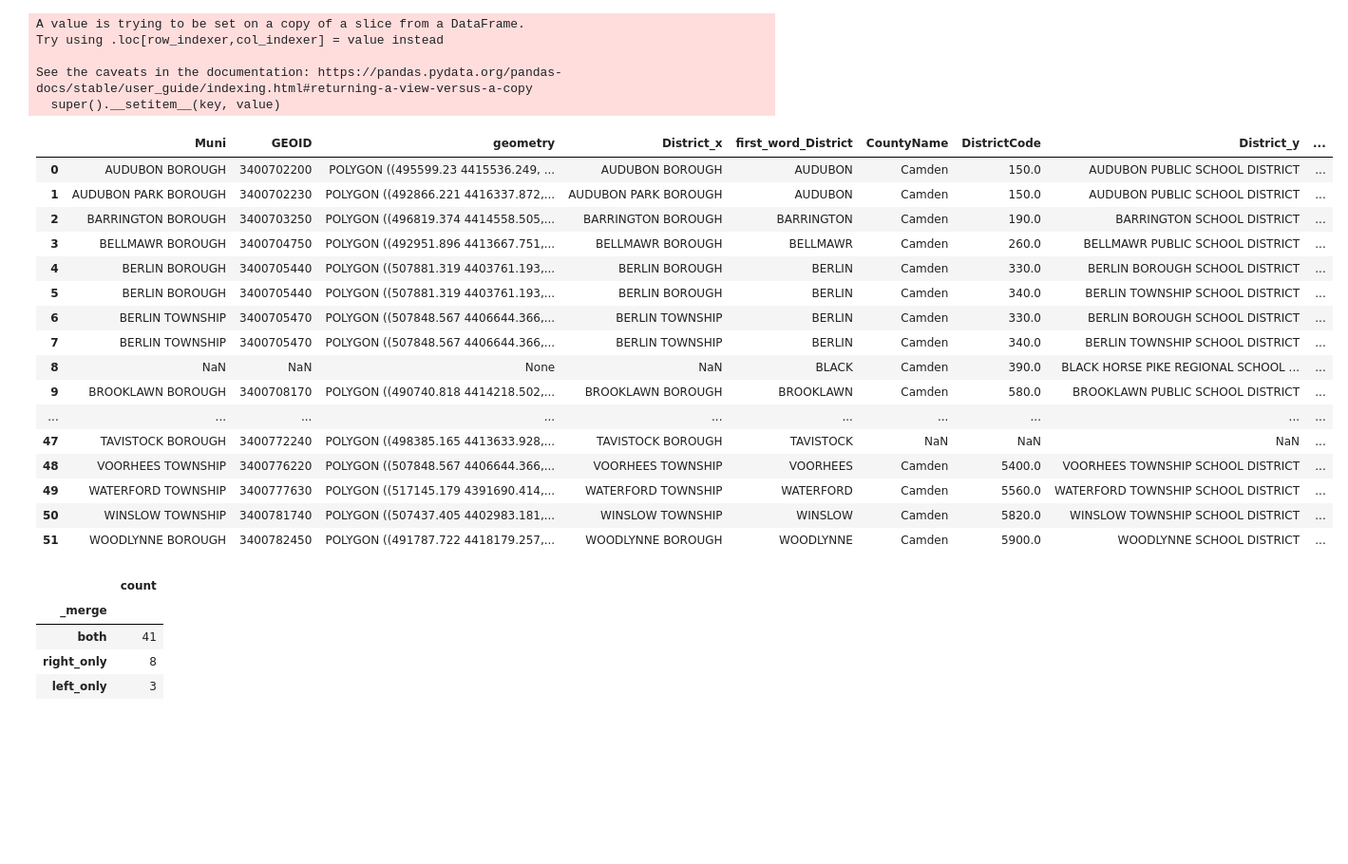
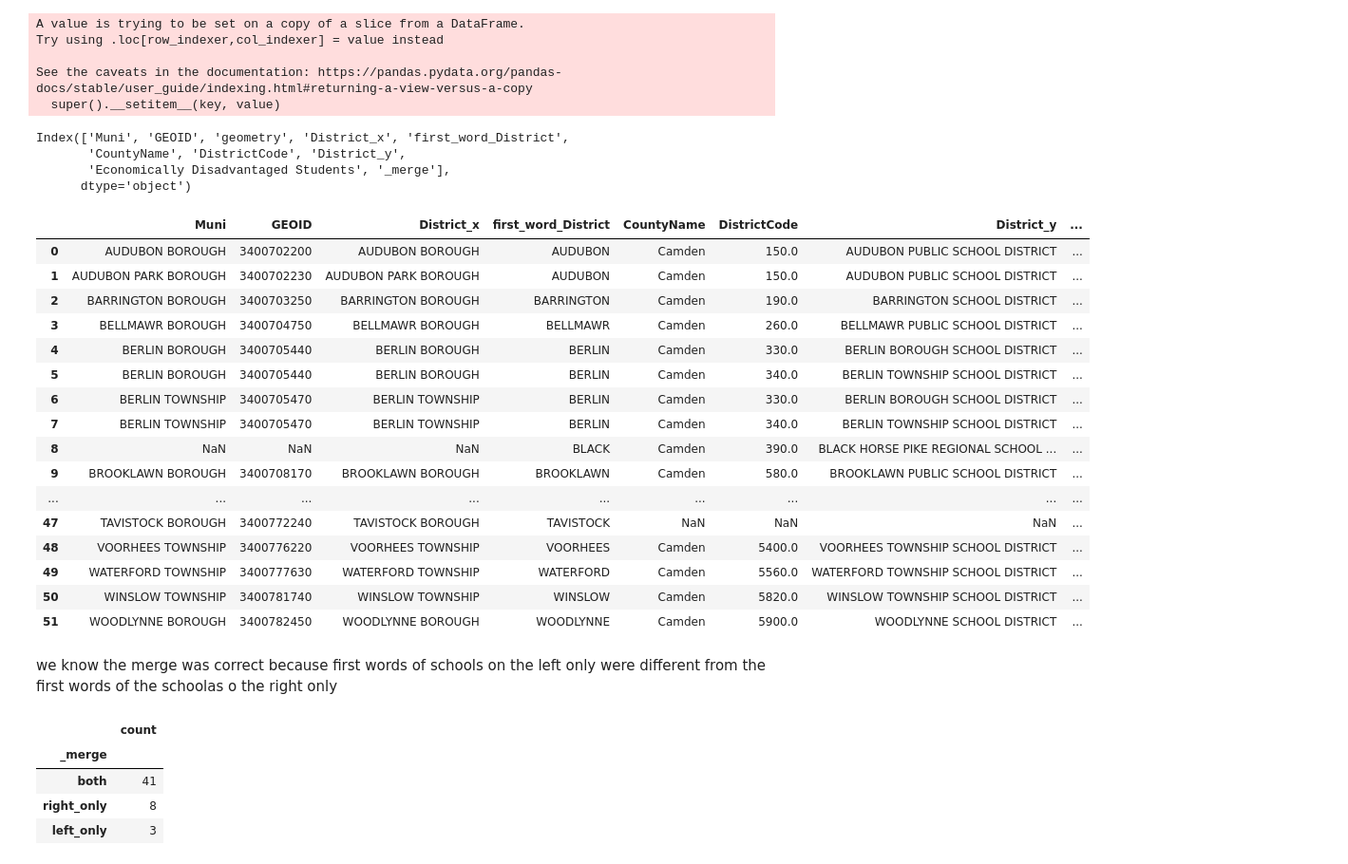
Before and after one commit to MhiyaJ/My-GIS-Stuff, a Jupyter notebook: After School Programs.ipynb, the cells around one changed output. Shown at 95% size. Cells and saved outputs as stored; diff of their text form; code cells hidden in the pictures; blank space fills up the shorter version.

```diff
--- a/After School Programs.ipynb
+++ b/After School Programs.ipynb
@@ -145,25 +145,34 @@ DisXls1['first_word_District'] = DisXls1['District'].str.split().str[0]
 # %%
 #merged newly created column "first_word_MUN", MUN and Camden County
 a6 = pd.merge(njMun1, DisXls1, left_on=['first_word_District'], right_on=['first_word_District'], how='outer', indicator=True)
-a6
+a6.columns
+a6[['Muni', 'GEOID',  'District_x', 'first_word_District',
+       'CountyName', 'DistrictCode', 'District_y',
+       'Economically Disadvantaged Students', '_merge']]
 # %% [output]
+Index(['Muni', 'GEOID', 'geometry', 'District_x', 'first_word_District',
+       'CountyName', 'DistrictCode', 'District_y',
+       'Economically Disadvantaged Students', '_merge'],
+      dtype='object')
-|  | Muni | GEOID | geometry | District_x | first_word_District | CountyName | DistrictCode | District_y | ... |
-| 0 | AUDUBON BOROUGH | 3400702200 | POLYGON ((495599.23 4415536.249, ... | AUDUBON BOROUGH | AUDUBON | Camden | 150.0 | AUDUBON PUBLIC SCHOOL DISTRICT | ... |
-| 1 | AUDUBON PARK BOROUGH | 3400702230 | POLYGON ((492866.221 4416337.872,... | AUDUBON PARK BOROUGH | AUDUBON | Camden | 150.0 | AUDUBON PUBLIC SCHOOL DISTRICT | ... |
-| 2 | BARRINGTON BOROUGH | 3400703250 | POLYGON ((496819.374 4414558.505,... | BARRINGTON BOROUGH | BARRINGTON | Camden | 190.0 | BARRINGTON SCHOOL DISTRICT | ... |
-| 3 | BELLMAWR BOROUGH | 3400704750 | POLYGON ((492951.896 4413667.751,... | BELLMAWR BOROUGH | BELLMAWR | Camden | 260.0 | BELLMAWR PUBLIC SCHOOL DISTRICT | ... |
-| 4 | BERLIN BOROUGH | 3400705440 | POLYGON ((507881.319 4403761.193,... | BERLIN BOROUGH | BERLIN | Camden | 330.0 | BERLIN BOROUGH SCHOOL DISTRICT | ... |
-| 5 | BERLIN BOROUGH | 3400705440 | POLYGON ((507881.319 4403761.193,... | BERLIN BOROUGH | BERLIN | Camden | 340.0 | BERLIN TOWNSHIP SCHOOL DISTRICT | ... |
-| 6 | BERLIN TOWNSHIP | 3400705470 | POLYGON ((507848.567 4406644.366,... | BERLIN TOWNSHIP | BERLIN | Camden | 330.0 | BERLIN BOROUGH SCHOOL DISTRICT | ... |
-| 7 | BERLIN TOWNSHIP | 3400705470 | POLYGON ((507848.567 4406644.366,... | BERLIN TOWNSHIP | BERLIN | Camden | 340.0 | BERLIN TOWNSHIP SCHOOL DISTRICT | ... |
-| 8 | NaN | NaN | None | NaN | BLACK | Camden | 390.0 | BLACK HORSE PIKE REGIONAL SCHOOL ... | ... |
-| 9 | BROOKLAWN BOROUGH | 3400708170 | POLYGON ((490740.818 4414218.502,... | BROOKLAWN BOROUGH | BROOKLAWN | Camden | 580.0 | BROOKLAWN PUBLIC SCHOOL DISTRICT | ... |
-| ... | ... | ... | ... | ... | ... | ... | ... | ... | ... |
-| 47 | TAVISTOCK BOROUGH | 3400772240 | POLYGON ((498385.165 4413633.928,... | TAVISTOCK BOROUGH | TAVISTOCK | NaN | NaN | NaN | ... |
-| 48 | VOORHEES TOWNSHIP | 3400776220 | POLYGON ((507848.567 4406644.366,... | VOORHEES TOWNSHIP | VOORHEES | Camden | 5400.0 | VOORHEES TOWNSHIP SCHOOL DISTRICT | ... |
-| 49 | WATERFORD TOWNSHIP | 3400777630 | POLYGON ((517145.179 4391690.414,... | WATERFORD TOWNSHIP | WATERFORD | Camden | 5560.0 | WATERFORD TOWNSHIP SCHOOL DISTRICT | ... |
-| 50 | WINSLOW TOWNSHIP | 3400781740 | POLYGON ((507437.405 4402983.181,... | WINSLOW TOWNSHIP | WINSLOW | Camden | 5820.0 | WINSLOW TOWNSHIP SCHOOL DISTRICT | ... |
-| 51 | WOODLYNNE BOROUGH | 3400782450 | POLYGON ((491787.722 4418179.257,... | WOODLYNNE BOROUGH | WOODLYNNE | Camden | 5900.0 | WOODLYNNE SCHOOL DISTRICT | ... |
+|  | Muni | GEOID | District_x | first_word_District | CountyName | DistrictCode | District_y | ... |
+| 0 | AUDUBON BOROUGH | 3400702200 | AUDUBON BOROUGH | AUDUBON | Camden | 150.0 | AUDUBON PUBLIC SCHOOL DISTRICT | ... |
+| 1 | AUDUBON PARK BOROUGH | 3400702230 | AUDUBON PARK BOROUGH | AUDUBON | Camden | 150.0 | AUDUBON PUBLIC SCHOOL DISTRICT | ... |
+| 2 | BARRINGTON BOROUGH | 3400703250 | BARRINGTON BOROUGH | BARRINGTON | Camden | 190.0 | BARRINGTON SCHOOL DISTRICT | ... |
+| 3 | BELLMAWR BOROUGH | 3400704750 | BELLMAWR BOROUGH | BELLMAWR | Camden | 260.0 | BELLMAWR PUBLIC SCHOOL DISTRICT | ... |
+| 4 | BERLIN BOROUGH | 3400705440 | BERLIN BOROUGH | BERLIN | Camden | 330.0 | BERLIN BOROUGH SCHOOL DISTRICT | ... |
+| 5 | BERLIN BOROUGH | 3400705440 | BERLIN BOROUGH | BERLIN | Camden | 340.0 | BERLIN TOWNSHIP SCHOOL DISTRICT | ... |
+| 6 | BERLIN TOWNSHIP | 3400705470 | BERLIN TOWNSHIP | BERLIN | Camden | 330.0 | BERLIN BOROUGH SCHOOL DISTRICT | ... |
+| 7 | BERLIN TOWNSHIP | 3400705470 | BERLIN TOWNSHIP | BERLIN | Camden | 340.0 | BERLIN TOWNSHIP SCHOOL DISTRICT | ... |
+| 8 | NaN | NaN | NaN | BLACK | Camden | 390.0 | BLACK HORSE PIKE REGIONAL SCHOOL ... | ... |
+| 9 | BROOKLAWN BOROUGH | 3400708170 | BROOKLAWN BOROUGH | BROOKLAWN | Camden | 580.0 | BROOKLAWN PUBLIC SCHOOL DISTRICT | ... |
+| ... | ... | ... | ... | ... | ... | ... | ... | ... |
+| 47 | TAVISTOCK BOROUGH | 3400772240 | TAVISTOCK BOROUGH | TAVISTOCK | NaN | NaN | NaN | ... |
+| 48 | VOORHEES TOWNSHIP | 3400776220 | VOORHEES TOWNSHIP | VOORHEES | Camden | 5400.0 | VOORHEES TOWNSHIP SCHOOL DISTRICT | ... |
+| 49 | WATERFORD TOWNSHIP | 3400777630 | WATERFORD TOWNSHIP | WATERFORD | Camden | 5560.0 | WATERFORD TOWNSHIP SCHOOL DISTRICT | ... |
+| 50 | WINSLOW TOWNSHIP | 3400781740 | WINSLOW TOWNSHIP | WINSLOW | Camden | 5820.0 | WINSLOW TOWNSHIP SCHOOL DISTRICT | ... |
+| 51 | WOODLYNNE BOROUGH | 3400782450 | WOODLYNNE BOROUGH | WOODLYNNE | Camden | 5900.0 | WOODLYNNE SCHOOL DISTRICT | ... |
+# %% [markdown]
+we know the merge was correct because first words of schools on the left only were different from the first words of the schoolas o the right only
 # %%
 a6._merge.value_counts()
 # %% [output]
```
Also changed, not shown: parts of 7 cells of this notebook.
